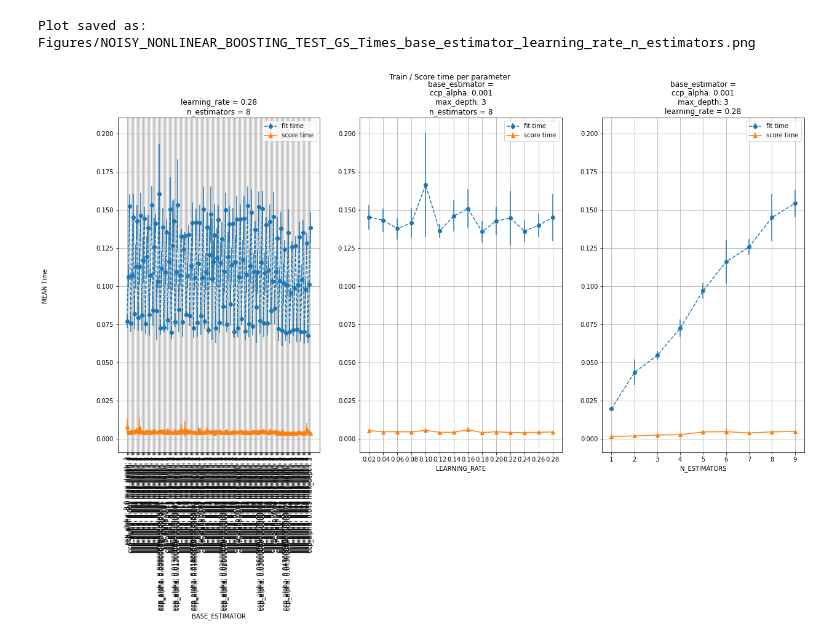
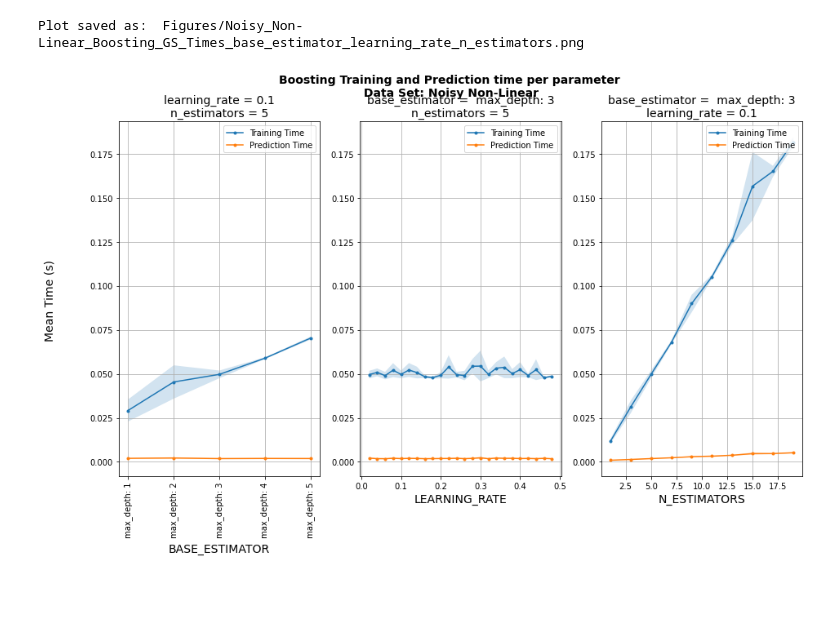
Before and after one commit to Inquisitive-ME/SupervisedLearning_Project_Code, a Jupyter notebook: Boosting/generated_noisy_nonlinear_boosting_analysis.ipynb, the cells around one changed output. Cells and saved outputs as stored; diff of their text form; code cells hidden in the pictures; blank space fills up the shorter version.

```diff
--- a/Boosting/generated_noisy_nonlinear_boosting_analysis.ipynb
+++ b/Boosting/generated_noisy_nonlinear_boosting_analysis.ipynb
@@ -34,12 +49,12 @@ TrainingCurves.plot_learning_curve(train_scores, test_scores, train_sizes, "Defa
 n_estimators = [i for i in range(1, 50)]
 learning_rate = [i for i in np.arange(0.02, .8, 0.01)]
 ccp_alpha = np.arange(0.0, 0.2, 0.001)
-max_depth = [i for i in range(1, 50, 2)]
+max_depth = [i for i in range(1, 20, 1)]
 
 post_pruning_classifiers = []
 post_pruning_labels = []
 for i in ccp_alpha:
-    post_pruning_classifiers.append(tree.DecisionTreeClassifier(ccp_alpha=i, max_depth=1))
+    post_pruning_classifiers.append(tree.DecisionTreeClassifier(ccp_alpha=i, max_depth=3))
     post_pruning_labels.append(i)
 
 max_depth_classifiers = []
@@ -85,0 +144,12 @@ TrainingCurves.plot_validation_curve(train_scores_mean, train_scores_std, test_s
+# %%
+post_pruning_classifiers = []
+post_pruning_labels = []
+max_depth=3
+for i in ccp_alpha:
+    post_pruning_classifiers.append(tree.DecisionTreeClassifier(ccp_alpha=i, max_depth=max_depth))
+    post_pruning_labels.append(i)
+
+title = "{} Model Complexity Curve for n_estimators, max_depth = {}\nData Set: {}".format(ALGO, max_depth, DATASET)
+train_scores_mean, train_scores_std, test_scores_mean, test_scores_std = \
+TrainingCurves.perform_validation_curve(AdaBoostClassifier(), X_train, y_train, "base_estimator", post_pruning_classifiers, 'accuracy', cv=TrainingCurves.get_cv(), verbose=10)
+TrainingCurves.plot_validation_curve(train_scores_mean, train_scores_std, test_scores_mean, test_scores_std, "post_pruning", post_pruning_labels, title=title, scoring="accuracy", tick_spacing=20, ylim=ylim)
@@ -85,0 +169,12 @@ TrainingCurves.plot_validation_curve(train_scores_mean, train_scores_std, test_s
+# %%
+post_pruning_classifiers = []
+post_pruning_labels = []
+max_depth=4
+for i in ccp_alpha:
+    post_pruning_classifiers.append(tree.DecisionTreeClassifier(ccp_alpha=i, max_depth=max_depth))
+    post_pruning_labels.append(i)
+
+title = "{} Model Complexity Curve for n_estimators, max_depth = {}\nData Set: {}".format(ALGO, max_depth, DATASET)
+train_scores_mean, train_scores_std, test_scores_mean, test_scores_std = \
+TrainingCurves.perform_validation_curve(AdaBoostClassifier(), X_train, y_train, "base_estimator", post_pruning_classifiers, 'accuracy', cv=TrainingCurves.get_cv(), verbose=10)
+TrainingCurves.plot_validation_curve(train_scores_mean, train_scores_std, test_scores_mean, test_scores_std, "post_pruning", post_pruning_labels, title=title.format(max_depth), scoring="accuracy", tick_spacing=20, ylim=ylim)
@@ -86,7 +194,7 @@ TrainingCurves.plot_validation_curve(train_scores_mean, train_scores_std, test_s
 # %%
-n_estimators = [i for i in range(1, 10)]
-learning_rate = [i for i in np.arange(0.02, .3, 0.02)]
-ccp_alpha = np.arange(0.0, 0.05, 0.001)
+n_estimators = [i for i in range(1, 20, 2)]
+learning_rate = [i for i in np.arange(0.02, .5, 0.02)]
+ccp_alpha = np.arange(0.0, 0.04, 0.001)
 
 post_pruning_classifiers = []
 post_pruning_labels = []
@@ -95,6 +203,15 @@ for i in ccp_alpha:
         post_pruning_classifiers.append(tree.DecisionTreeClassifier(ccp_alpha=i, max_depth=depth))
     post_pruning_labels.append(i)
 
+post_pruning_classifiers = []
+post_pruning_labels = []
+
+for depth in range(1, 6):
+    post_pruning_classifiers.append(tree.DecisionTreeClassifier(ccp_alpha=0.0015, max_depth=depth))
+
+# for i in ccp_alpha:
+#     post_pruning_classifiers.append(tree.DecisionTreeClassifier(ccp_alpha=i))
+
 parameters = {'n_estimators': n_estimators, 'learning_rate': learning_rate, 'base_estimator': post_pruning_classifiers}
 
 gs = common_boosting.perform_grid_search(parameters, X_train, y_train, scoring='accuracy', GS_FILE_NAME_PREFIX= GS_FILE_NAME_PREFIX)
@@ -120,5 +234,5 @@ Plot saved as:  Figures/NOISY_NONLINEAR_BOOSTING_TEST_GS_ModelComplexity_base_es
 # %%
-common_grid_search_analysis.plot_grid_search_training_times(gs_results, PLOT_PREFIX, unused_params_value_dict=unused_params_values)
+common_grid_search_analysis.plot_grid_search_training_times(gs_results, PLOT_SAVE_LOCATION, ALGO, DATASET, unused_params_value_dict=unused_params_values)
 # %% [output]
-Plot saved as:  Figures/NOISY_NONLINEAR_BOOSTING_TEST_GS_Times_base_estimator_learning_rate_n_estimators.png
+Plot saved as:  Figures/Noisy_Non-Linear_Boosting_GS_Times_base_estimator_learning_rate_n_estimators.png
-[figure, old version]
+[figure, new version]
```
Also changed, not shown: parts of 25 cells of this notebook, 4 other files.
